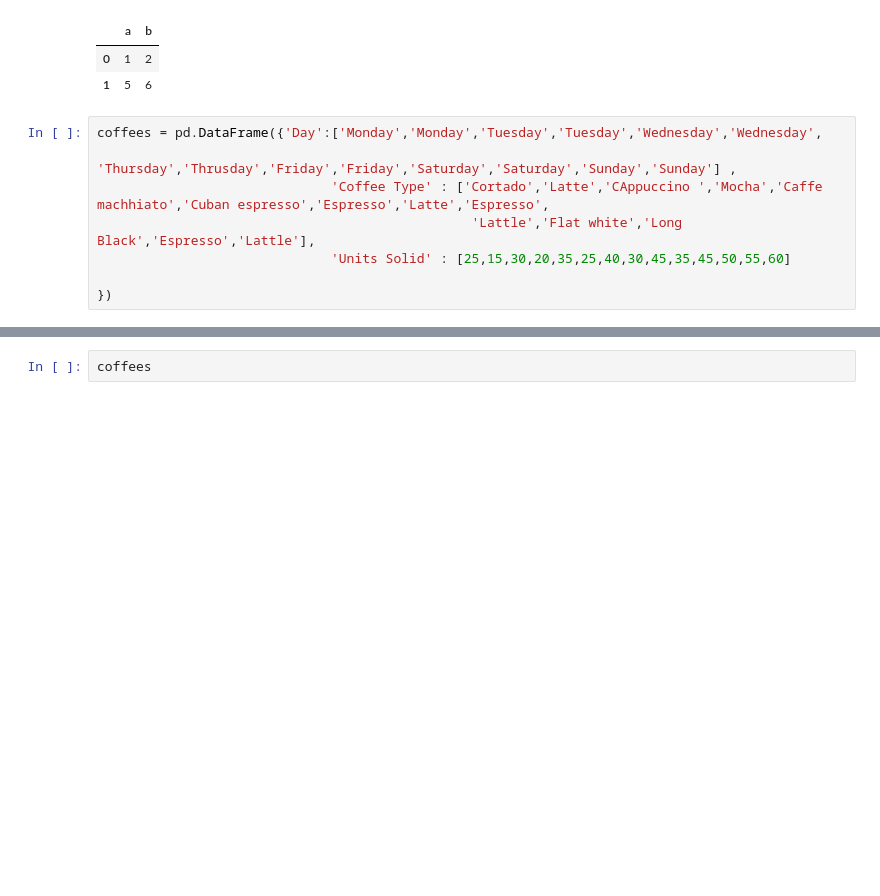
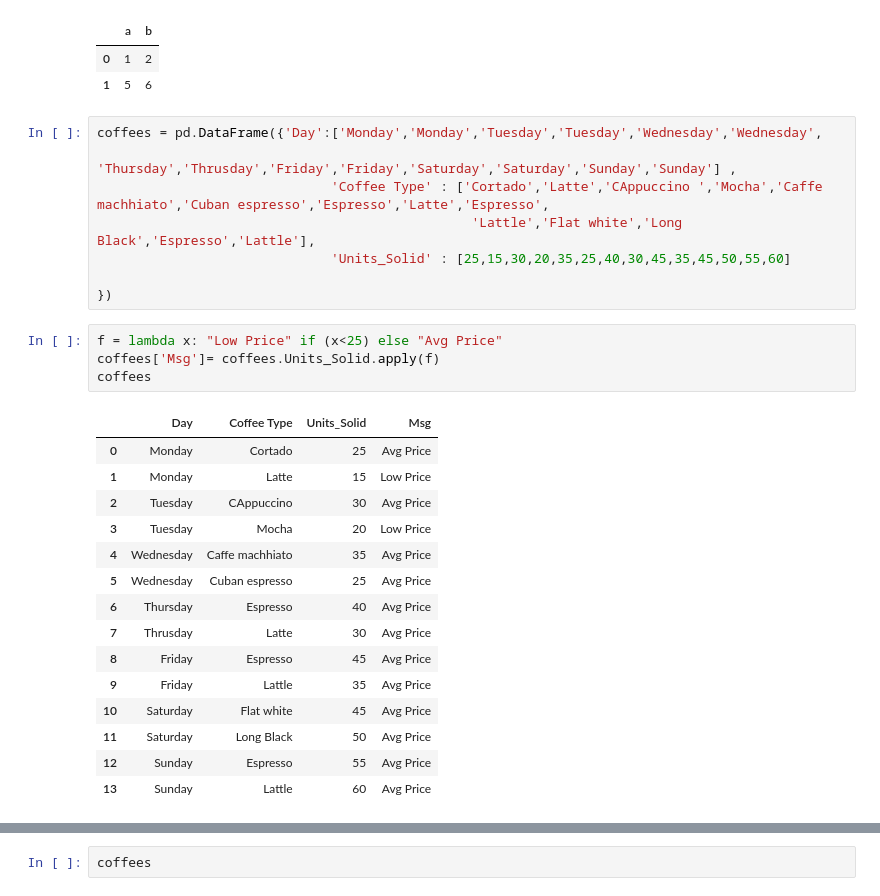
Before and after one commit to 960Subhamsingh/Data-Sciences, a Jupyter notebook: pandas/03-DataFrame/dataframe.ipynb, the cells around one changed output, grey strips where cells are left out. Saved outputs shown, nothing was run; the diff lists cells and outputs as text; blank space fills up the shorter version.

```diff
--- a/pandas/03-DataFrame/dataframe.ipynb
+++ b/pandas/03-DataFrame/dataframe.ipynb
@@ -92,6 +92,26 @@ coffees = pd.DataFrame({'Day':['Monday','Monday','Tuesday','Tuesday','Wednesday'
                               'Thursday','Thrusday','Friday','Friday','Saturday','Saturday','Sunday','Sunday'] ,
                               'Coffee Type' : ['Cortado','Latte','CAppuccino ','Mocha','Caffe machhiato','Cuban espresso','Espresso','Latte','Espresso',
                                                 'Lattle','Flat white','Long Black','Espresso','Lattle'],
-                              'Units Solid' : [25,15,30,20,35,25,40,30,45,35,45,50,55,60]
+                              'Units_Solid' : [25,15,30,20,35,25,40,30,45,35,45,50,55,60]
 
 })
+# %%
+f = lambda x: "Low Price" if (x<25) else "Avg Price"
+coffees['Msg']= coffees.Units_Solid.apply(f)
+coffees
+# %% [output]
+|  | Day | Coffee Type | Units_Solid | Msg |
+| 0 | Monday | Cortado | 25 | Avg Price |
+| 1 | Monday | Latte | 15 | Low Price |
+| 2 | Tuesday | CAppuccino | 30 | Avg Price |
+| 3 | Tuesday | Mocha | 20 | Low Price |
+| 4 | Wednesday | Caffe machhiato | 35 | Avg Price |
+| 5 | Wednesday | Cuban espresso | 25 | Avg Price |
+| 6 | Thursday | Espresso | 40 | Avg Price |
+| 7 | Thrusday | Latte | 30 | Avg Price |
+| 8 | Friday | Espresso | 45 | Avg Price |
+| 9 | Friday | Lattle | 35 | Avg Price |
+| 10 | Saturday | Flat white | 45 | Avg Price |
+| 11 | Saturday | Long Black | 50 | Avg Price |
+| 12 | Sunday | Espresso | 55 | Avg Price |
+| 13 | Sunday | Lattle | 60 | Avg Price |
```
Also changed, not shown: parts of 1 cell of this notebook, 4 other files.
